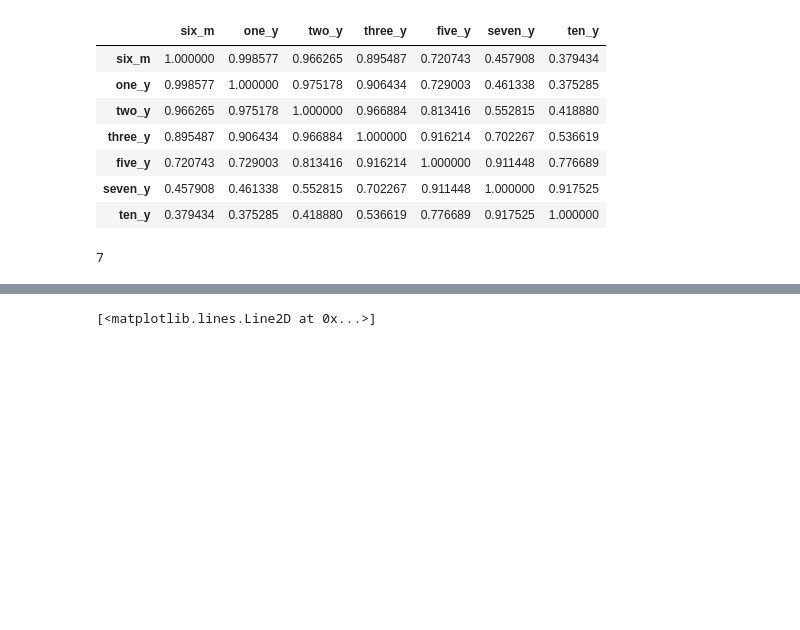
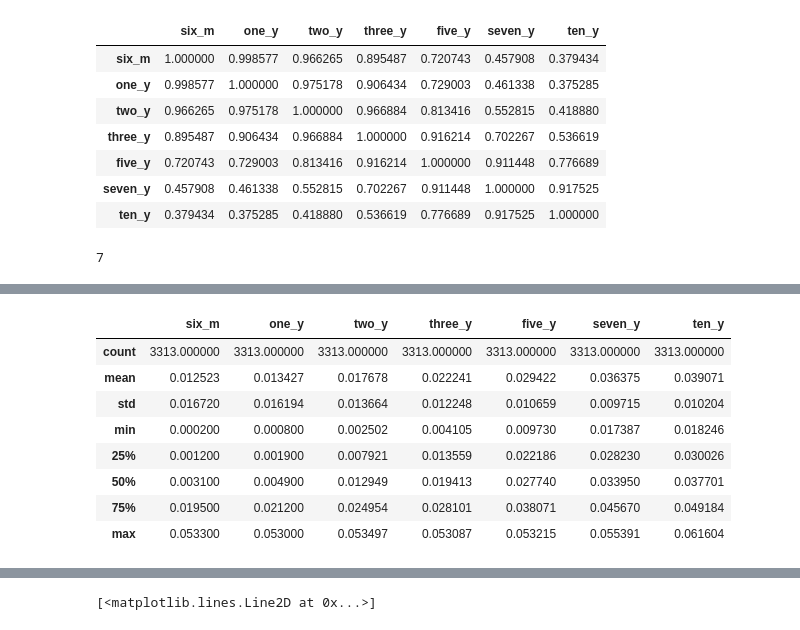
Before and after one commit to davidjsmith44/NLP-Fed-Speeches, a Jupyter notebook: data/Check_zeros_from_ylds.ipynb, the cells around one changed output, grey strips where cells are left out. Cells and saved outputs as stored; diff of their text form; code cells hidden in the pictures; blank space fills up the shorter version.

```diff
--- a/data/Check_zeros_from_ylds.ipynb
+++ b/data/Check_zeros_from_ylds.ipynb
@@ -126,0 +153,12 @@ np.linalg.matrix_rank(forwards)
+# %%
+forwards.describe()
+# %% [output]
+|  | six_m | one_y | two_y | three_y | five_y | seven_y | ten_y |
+| count | 3313.000000 | 3313.000000 | 3313.000000 | 3313.000000 | 3313.000000 | 3313.000000 | 3313.000000 |
+| mean | 0.012523 | 0.013427 | 0.017678 | 0.022241 | 0.029422 | 0.036375 | 0.039071 |
+| std | 0.016720 | 0.016194 | 0.013664 | 0.012248 | 0.010659 | 0.009715 | 0.010204 |
+| min | 0.000200 | 0.000800 | 0.002502 | 0.004105 | 0.009730 | 0.017387 | 0.018246 |
+| 25% | 0.001200 | 0.001900 | 0.007921 | 0.013559 | 0.022186 | 0.028230 | 0.030026 |
+| 50% | 0.003100 | 0.004900 | 0.012949 | 0.019413 | 0.027740 | 0.033950 | 0.037701 |
+| 75% | 0.019500 | 0.021200 | 0.024954 | 0.028101 | 0.038071 | 0.045670 | 0.049184 |
+| max | 0.053300 | 0.053000 | 0.053497 | 0.053087 | 0.053215 | 0.055391 | 0.061604 |
```
Also changed, not shown: parts of 4 cells of this notebook, 3 other files.
